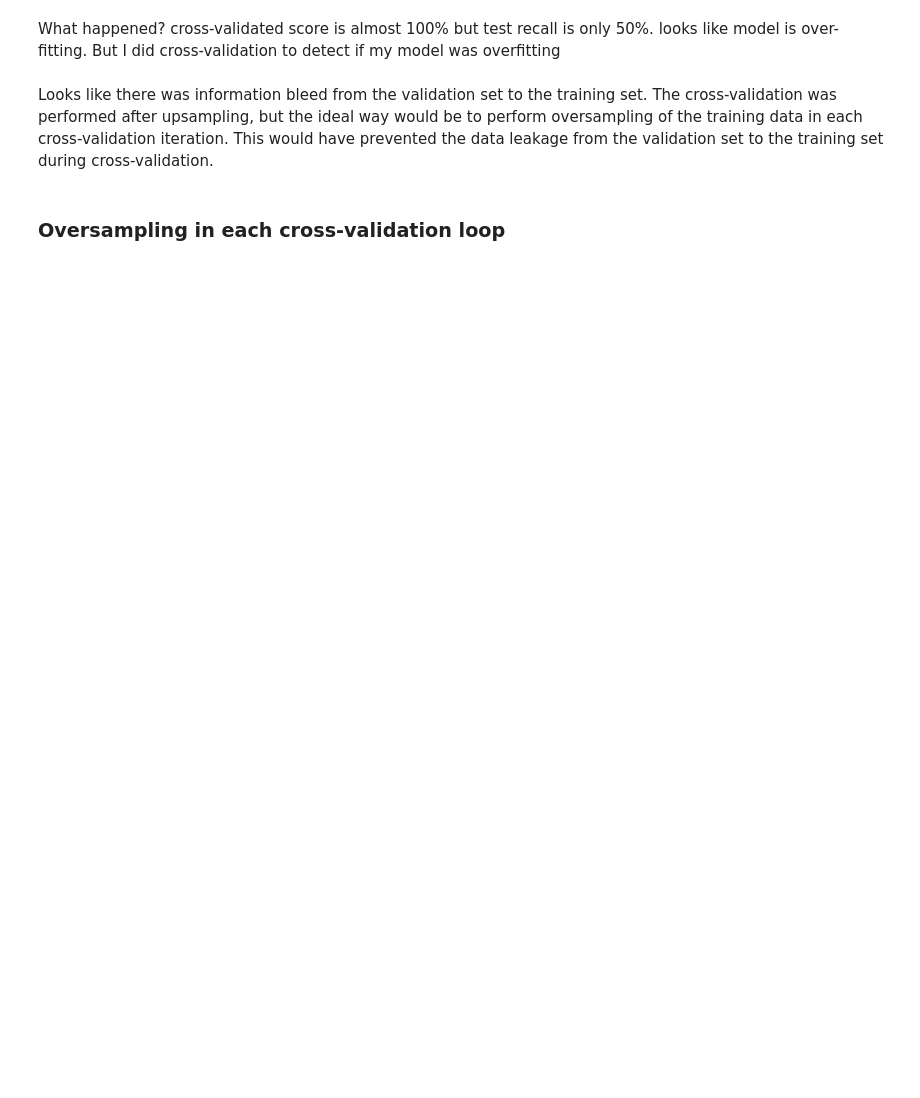
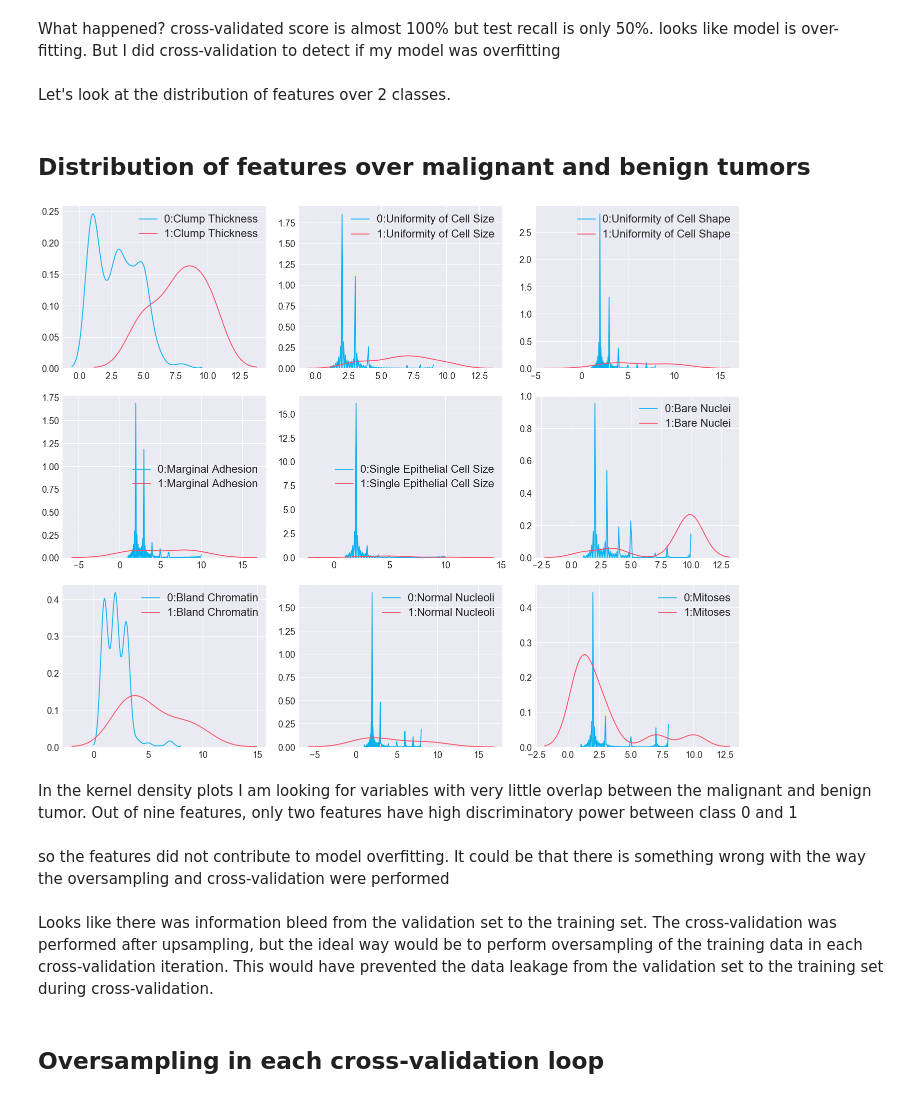
Before and after one commit to anushamohan/python_machine_learning, a Jupyter notebook: cross-validation.ipynb, the cells around one changed output. Cells and saved outputs as stored; diff of their text form; code cells hidden in the pictures; blank space fills up the shorter version.

```diff
--- a/cross-validation.ipynb
+++ b/cross-validation.ipynb
@@ -160,10 +153,33 @@ f1-score: 0.4
 # %% [markdown]
 What happened? cross-validated score is almost 100% but test recall is only 50%. looks like model is over-fitting. But I did cross-validation to detect if my model was overfitting
+# %% [markdown]
+Let's look at the distribution of features over 2 classes.
+# %% [markdown]
+## Distribution of features over malignant and benign tumors
+# %%
+ccols = new_data.columns
+
+grouped_data = new_data.groupby('Class')
+sns.set(font_scale=1.8)
+sns.set_palette(['#06B1F0', '#FC4B60'])
+fig, axes = plt.subplots(nrows=3, ncols=3, figsize=(20, 16),
+                         tight_layout=True)
+for ax, p in zip(axes.ravel(), ccols):
+    for k, v in grouped_data[p]:
+        sns.kdeplot(v, ax=ax, label=str(k)+":"+v.name)
+        plt.setp(ax.get_legend().get_texts(), fontsize='22')
+plt.savefig('feature_distributions.png')
+# %% [output]
+[figure, added]
+# %% [markdown]
+In the kernel density plots I am looking for variables with very little overlap between the malignant and benign tumor. Out of nine features, only two features have high discriminatory power between class 0 and 1
+# %% [markdown]
+so the features did not contribute to model overfitting. It could be that there is something wrong with the way the oversampling and cross-validation were performed
 # %% [markdown]
 Looks like there was information bleed from the validation set to the training set.
 The cross-validation was performed after upsampling, but the ideal way would be to perform oversampling of the training data in each cross-validation iteration. This would have prevented the data leakage from the validation set to the training set during cross-validation.
 # %% [markdown]
-### Oversampling in each cross-validation loop
+## Oversampling in each cross-validation loop
 # %%
 kf = StratifiedKFold(n_splits=5, random_state=42)
 cross_val_f1_score_lst = []
```
Also changed, not shown: parts of 25 cells of this notebook.
